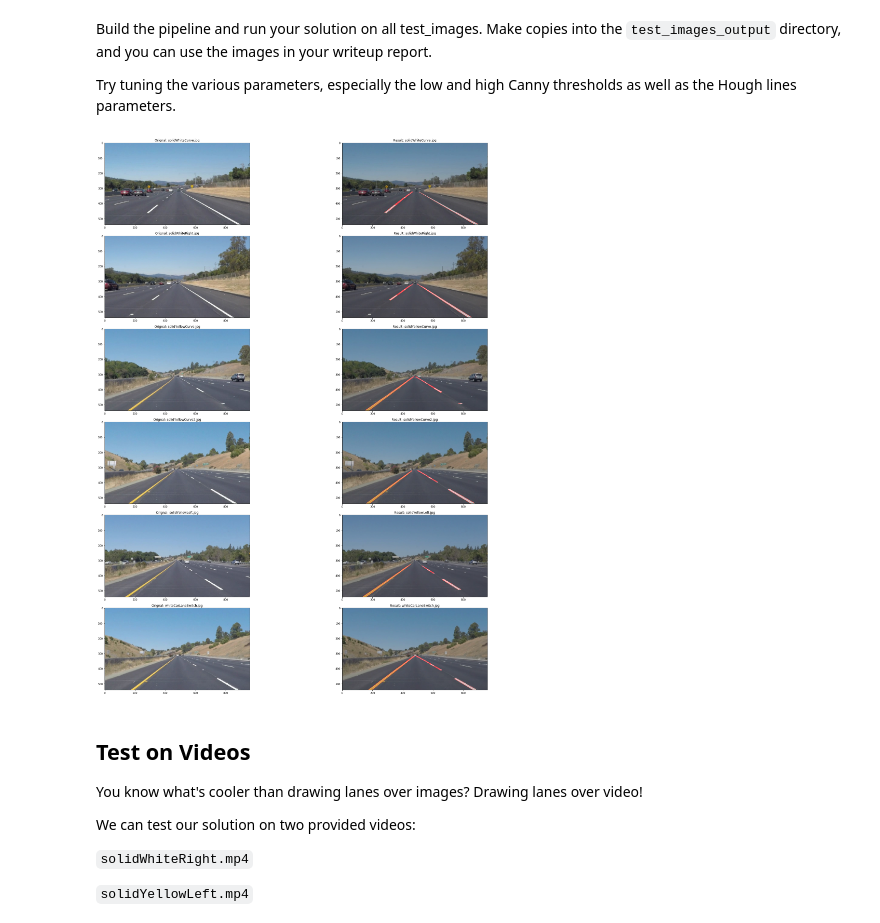
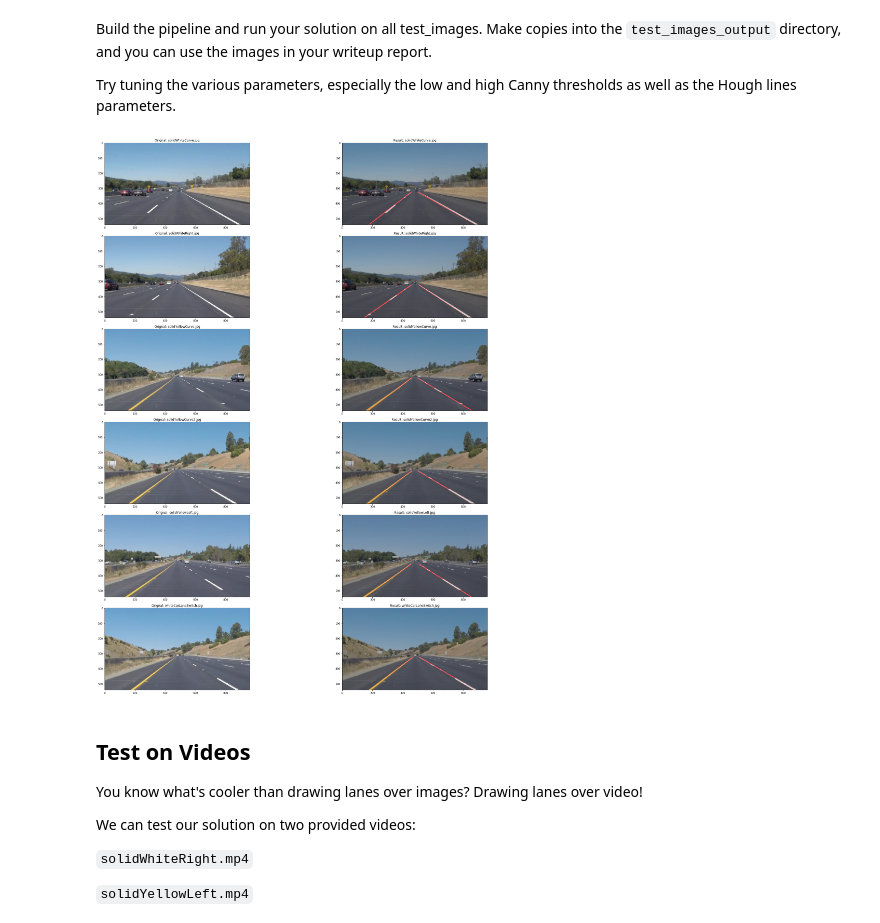
Before and after one commit to ankurjaisood/CarND-LaneLines-P1, a Jupyter notebook: P1.ipynb, the cells around one changed output. Cells and saved outputs as stored; diff of their text form; code cells hidden in the pictures.

```diff
--- a/P1.ipynb
+++ b/P1.ipynb
@@ -216,8 +240,8 @@ MAX_LINE_GAP = 50
 # We can use this ROI for each image as the camera position is fixed on the vehicle relative to the road
 # and each image is the same size
 BOT_LEFT = (75, 540)
-TOP_LEFT = (470, 315)
-TOP_RIGHT = (490, 315)
+TOP_LEFT = (470, 325)
+TOP_RIGHT = (490, 325)
 BOT_RIGHT = (900, 540)
 VERTICES = np.array([[BOT_LEFT, TOP_LEFT, TOP_RIGHT, BOT_RIGHT]], dtype=np.int32)
 
@@ -249,7 +273,7 @@ def detect_lanes(image):
     res = region_of_interest(res, VERTICES)
 
     # Perform the Hough tranform to find lines and overlay them on original img
-    res = hough_lines(res, RHO, THETA, THRESHOLD, MIN_LINE_LEN, MAX_LINE_GAP)
+    res = hough_lines(res, RHO, THETA, THRESHOLD, MIN_LINE_LEN, MAX_LINE_GAP, TOP_LEFT[1], BOT_LEFT[1])
 
     # Overlay detected lined over original image
     res = weighted_img(res, image)
@@ -262,34 +286,34 @@ for image_path in image_paths:
 
     # Read the image into memory
     image = mpimg.imread(f'{TEST_IMAGES_DIRECTORY}{image_path}')
 
     # Show the original image
     if SHOW_OUTPUT:
         ax = axes[ax_ctr]
         ax_ctr += 1
         ax.imshow(image)
         ax.title.set_text(f'Orignal: {image_path}')
 
     # Run image through pipeline
     res = detect_lanes(image)
 
     # Show the resultant image
     if SHOW_OUTPUT:
         ax = axes[ax_ctr]
         ax_ctr += 1
         ax.imshow(res)
         ax.title.set_text(f'Result: {image_path}')
 
     # Save the resultant image in the test directory
     cv2.imwrite(f'{TEST_IMAGES_OUTPUT_DIRECTORY}{image_path}', res)
 
 
 # Show final plot
 if SHOW_OUTPUT:
     plt.tight_layout()
     plt.show()
 # %% [output]
-[figure, old version]
+[figure, new version]
 # %% [markdown]
 ## Test on Videos
 
```
Also changed, not shown: parts of 6 cells of this notebook, 6 other files.
